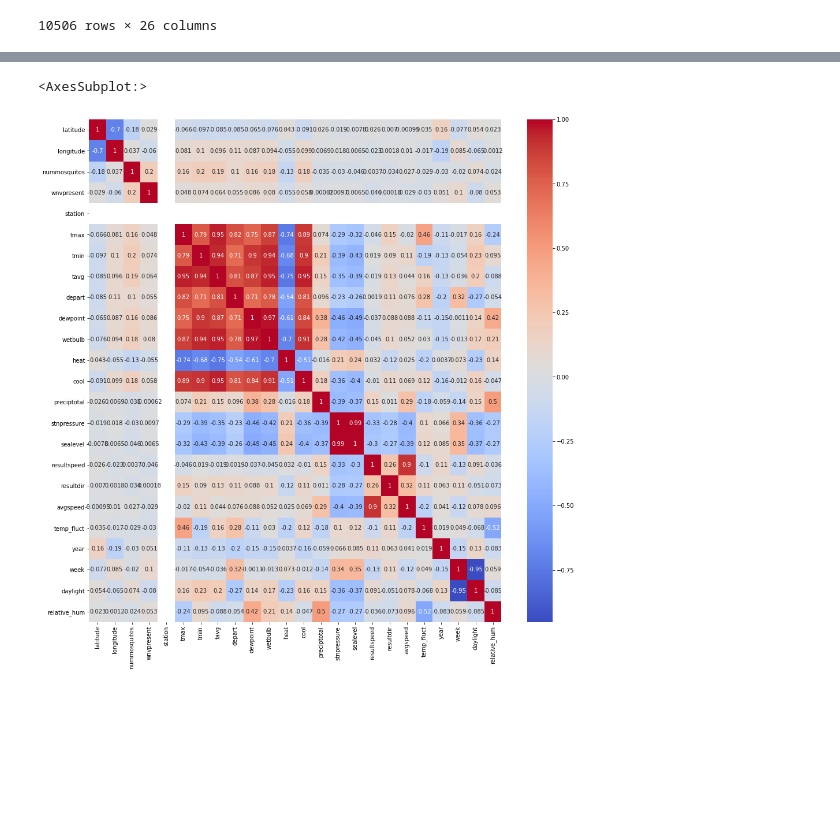
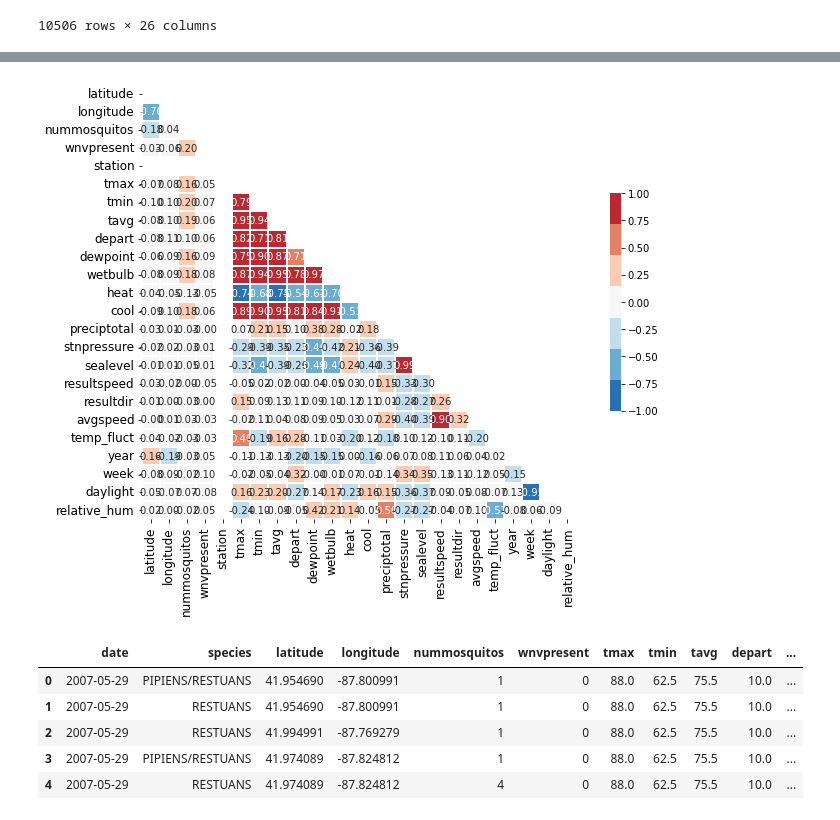
Before and after one commit to siowcm/project_4_west_nile_virus, a Jupyter notebook: code/EDA_feature_engineering.ipynb, the cells around one changed output, grey strips where cells are left out. Cells and saved outputs as stored; diff of their text form; code cells hidden in the pictures; blank space fills up the shorter version.

Commit message:
merged_train.csv and EDA.ipynb

```diff
--- a/code/EDA_feature_engineering.ipynb
+++ b/code/EDA_feature_engineering.ipynb
@@ -30,26 +30,3 @@ spray_cleaned = pd.read_csv("../output_data/spray_clean.csv")
-# %%
-# plot correlation heatmap
-def plot_heatmap(dataframe):
-    plt.figure(figsize = (12,8))
-    corr = dataframe.corr()
-
-    # Set up mask to be "True" in the upper triangle.
-    mask = np.zeros_like(corr)
-    mask[np.triu_indices_from(mask)] = True
-
-    # Generate heatmap
-    sns.heatmap(corr, mask = mask, cmap=sns.color_palette("RdBu_r",7),\
-                annot=False, fmt=".2f", cbar_kws = {'shrink': 0.5}, square = True,\
-               linewidths = 0.1, vmin=-1, vmax = 1)
-    plt.xticks(fontsize = 12)
-    plt.yticks(fontsize = 12)
-    plt.show()
-
-# function to calculate relative humidity
-def cal_rh(temp, dewpoint):
-    rh = relative_humidity_from_dewpoint(temperature= temp * units.fahrenheit,
-                                         dewpoint= dewpoint * units.fahrenheit).magnitude
-    return rh
 # %% [markdown]
 # Train Feature Engineering and EDA
 # %%
@@ -283,0 +332,17 @@ sns.heatmap(weather_cleaned.drop(columns=['depart','stnpressure','sealevel']).co
+# %%
+# plot correlation heatmap
+def plot_heatmap(dataframe):
+    plt.figure(figsize = (12,8))
+    corr = dataframe.corr()
+
+    # Set up mask to be "True" in the upper triangle.
+    mask = np.zeros_like(corr)
+    mask[np.triu_indices_from(mask)] = True
+
+    # Generate heatmap
+    sns.heatmap(corr, mask = mask, cmap=sns.color_palette("RdBu_r",7),\
+                annot=True, fmt=".2f", cbar_kws = {'shrink': 0.5}, square = True,\
+               linewidths = 0.1, vmin=-1, vmax = 1)
+    plt.xticks(fontsize = 12)
+    plt.yticks(fontsize = 12)
+    plt.show()
@@ -361,8 +430,16 @@ Data columns (total 26 columns):
 dtypes: datetime64[ns](1), float64(22), int64(2), object(1)
 memory usage: 2.2+ MB
 # %%
-plt.figure(figsize=(16,16))
-sns.heatmap(merged.corr(), cmap='coolwarm', annot=True)
+plot_heatmap(merged)
 # %% [output]
-<AxesSubplot:>
-[figure, old version]
+[figure, new version]
+# %%
+merged.drop(columns=['station','resultspeed', 'resultdir', 'avgspeed', 'stnpressure', 'sealevel'], inplace=True)
+merged.head()
+# %% [output]
+|  | date | species | latitude | longitude | nummosquitos | wnvpresent | tmax | tmin | tavg | depart | ... |
+| 0 | 2007-05-29 | PIPIENS/RESTUANS | 41.954690 | -87.800991 | 1 | 0 | 88.0 | 62.5 | 75.5 | 10.0 | ... |
+| 1 | 2007-05-29 | RESTUANS | 41.954690 | -87.800991 | 1 | 0 | 88.0 | 62.5 | 75.5 | 10.0 | ... |
+| 2 | 2007-05-29 | RESTUANS | 41.994991 | -87.769279 | 1 | 0 | 88.0 | 62.5 | 75.5 | 10.0 | ... |
+| 3 | 2007-05-29 | PIPIENS/RESTUANS | 41.974089 | -87.824812 | 1 | 0 | 88.0 | 62.5 | 75.5 | 10.0 | ... |
+| 4 | 2007-05-29 | RESTUANS | 41.974089 | -87.824812 | 4 | 0 | 88.0 | 62.5 | 75.5 | 10.0 | ... |
```
Also changed, not shown: parts of 16 cells of this notebook, 1 other file.
